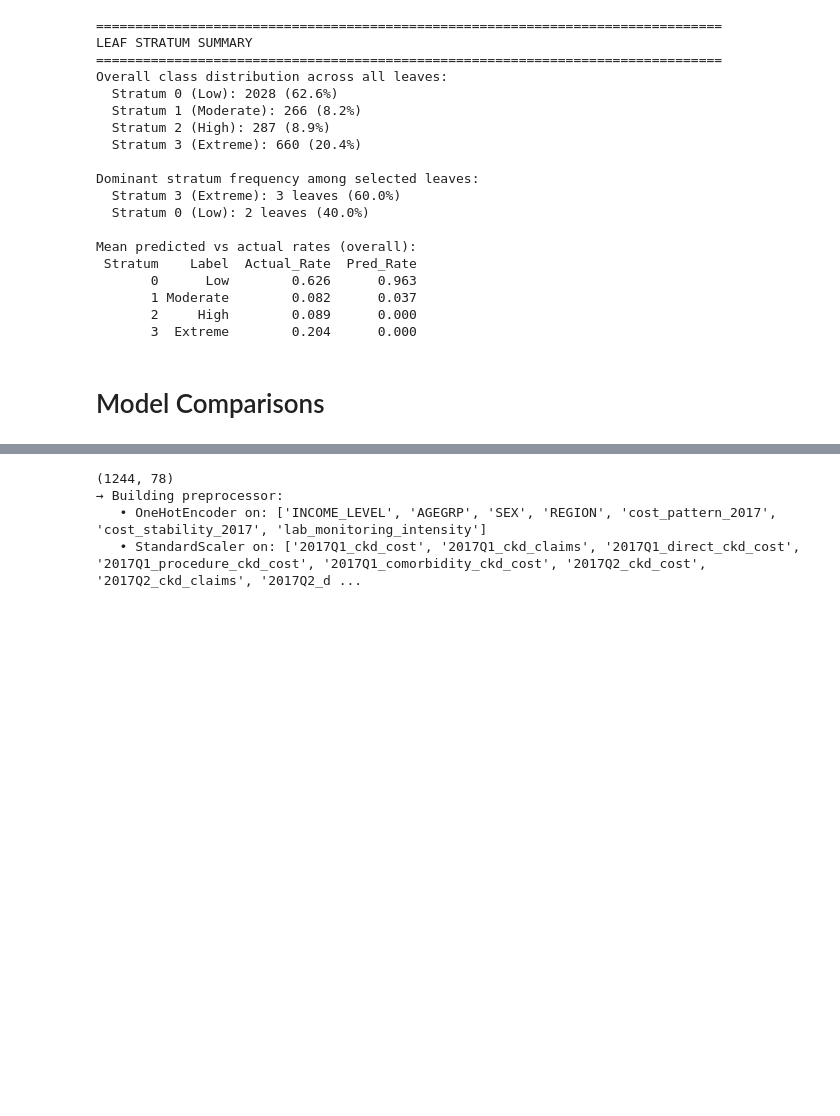
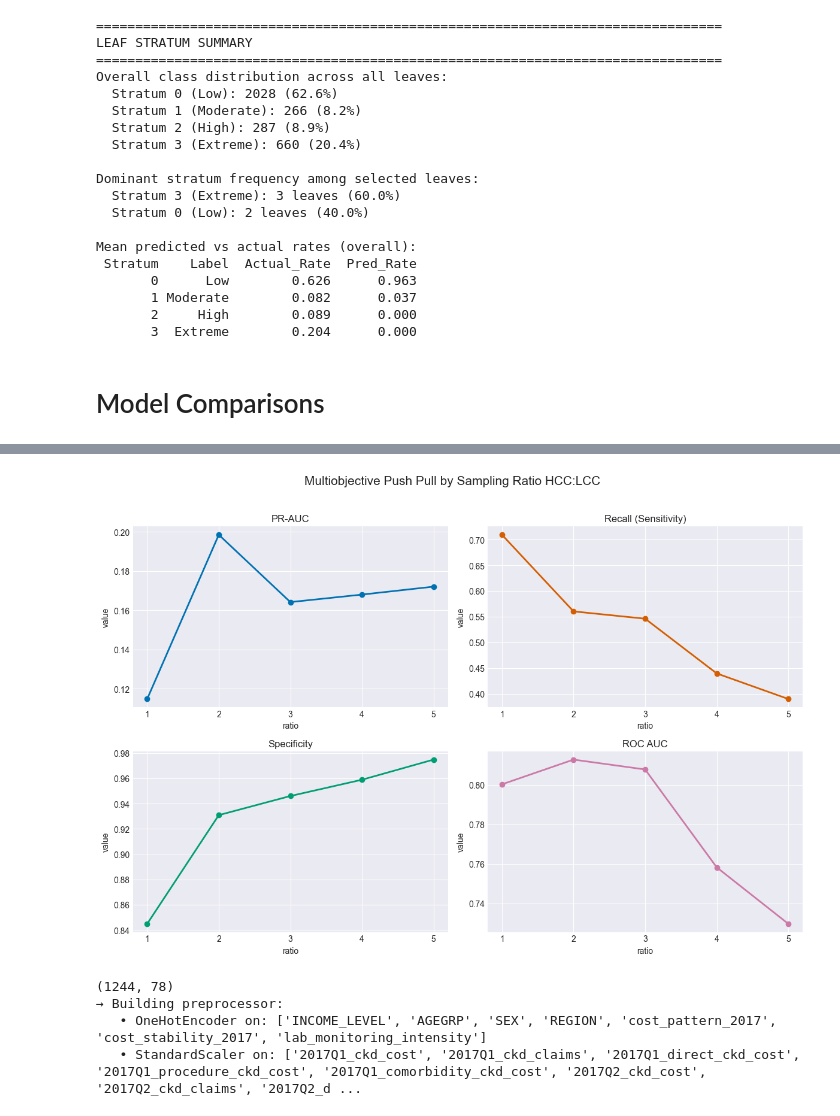
Before and after one commit to cat2510/optimization_guided_curation_ICML, a Jupyter notebook: multiobjective_bilevel.ipynb, the cells around one changed output, grey strips where cells are left out. Drawn from its saved outputs; the diff is of its cells as text; code cells hidden in the pictures; blank space fills up the shorter version.

Commit message:
push pull sampling experiments before modularizing the pipeline

```diff
--- a/multiobjective_bilevel.ipynb
+++ b/multiobjective_bilevel.ipynb
@@ -304,15 +397,15 @@ maj = train_pd[train_pd[target_col] == 0].copy()
 minr = train_pd[train_pd[target_col] == 1].copy()
 
 
-results_dir = "./ratio_sweep_results_doublefac_extremepoint"
-#results_dir = "./ratio_sweep_results_pushpull_simplescaling"
+#results_dir = "./ratio_sweep_results_doublefac_extremepoint"
+results_dir = "./ratio_sweep_results_pushpull_extremepoint"
 os.makedirs(results_dir, exist_ok=True)
 metrics_master_path = f"{results_dir}/metrics_master.csv"
 
 all_metrics = []
 
 w_values = np.linspace(0.0, 1.0, 11)
-ratio_values = [1] # ,2,3,4,5,6
+ratio_values = [2,3,4,5,6] #
 for final_ratio in ratio_values:
     print("\n====================================")
     print(f"  Running unified MILP sampling ratio={final_ratio:.2f}")
@@ -828,0 +811,76 @@ plt.show()
+# %%
+import re,os
+import pickle
+#results_dir = "./ratio_sweep_results_pushpull_simplescaling"
+results_dir = "./ratio_sweep_results_pushpull_extremepoint_continous_vars_low_w/"
+
+metrics_master_path = f"{results_dir}/metrics_master.csv"
+ratio_values = [1,2,3,4,5]
+
+def recompute_default_metrics(pred_csv_path,y_true):
+    df = pd.read_csv(pred_csv_path)
+
+    y_pred = df["predicted_class_default"]
+
+    tp = ((y_true == 1) & (y_pred == 1)).sum()
+    tn = ((y_true == 0) & (y_pred == 0)).sum()
+    fp = ((y_true == 0) & (y_pred == 1)).sum()
+    fn = ((y_true == 1) & (y_pred == 0)).sum()
+
+    recall = tp / (tp + fn) if (tp + fn) else 0.0
+    specificity = tn / (tn + fp) if (tn + fp) else 0.0
+
+    return recall, specificity
+
+def update_metrics_master(master_path, ratio, recall, specificity):
+    # Load the full metrics table
+    df = pd.read_csv(master_path)
+
+    # Find the correct row by matching ratio
+    mask = df["ratio"].round(6) == round(ratio, 6)
+
+    if mask.sum() == 0:
+        raise ValueError(f"No row found in metrics_master.csv with ratio={ratio}")
+
+    # Add or overwrite columns
+    df.loc[mask, "recall_default"] = recall
+    df.loc[mask, "specificity_default"] = specificity
+
+    # Save back
+    df.to_csv(master_path, index=False)
+    print(f"Updated metrics_master.csv for ratio={ratio:.2f}")
+
+for ratio_value in ratio_values:  # or 0.20, etc.
+    pred_csv_path = f"{results_dir}/oct_predictions_ratio_{ratio_value:.2f}.csv"
+    recall, specificity = recompute_default_metrics(pred_csv_path,y_test)
+    update_metrics_master(metrics_master_path, ratio_value, recall, specificity)
+
+records = pd.read_csv(metrics_master_path)
+
+# Create DataFrame sorted by w
+df = pd.DataFrame(records).sort_values("ratio").reset_index(drop=True)
+plt.style.use("seaborn-v0_8-darkgrid")
+
+metrics_to_plot = ["pr_auc", "recall_default", "specificity_default", "auc"] # optimal_f1
+titles = ["PR-AUC", "Recall (Sensitivity)", "Specificity", "ROC AUC"]
+colors = ["#0072B2", "#D55E00", "#009E73", "#CC79A7"]
+
+
+# ---------------------------
+# Separate subplot grid
+# ---------------------------
+fig, axes = plt.subplots(2, 2, figsize=(12, 8))
+axes = axes.ravel()
+
+for ax, metric, title, c in zip(axes, metrics_to_plot, titles, colors):
+    ax.plot(df["ratio"], df[metric], marker="o", color=c, linewidth=2)
+    ax.set_title(title)
+    ax.set_xlabel("ratio")
+    ax.set_ylabel("value")
+    ax.set_xticks(df["ratio"])
+    ax.grid(True)
+
+fig.suptitle("Multiobjective Push Pull by Sampling Ratio HCC:LCC", fontsize=15, y=1.02)
+plt.tight_layout()
+plt.show()
+# %% [output]
@@ -829,3 +892,4 @@ plt.show()
+[figure, added]
 # %%
 import model_IAI
 importlib.reload(model_IAI)
```
Also changed, not shown: parts of 15 cells of this notebook, 3 other files.
